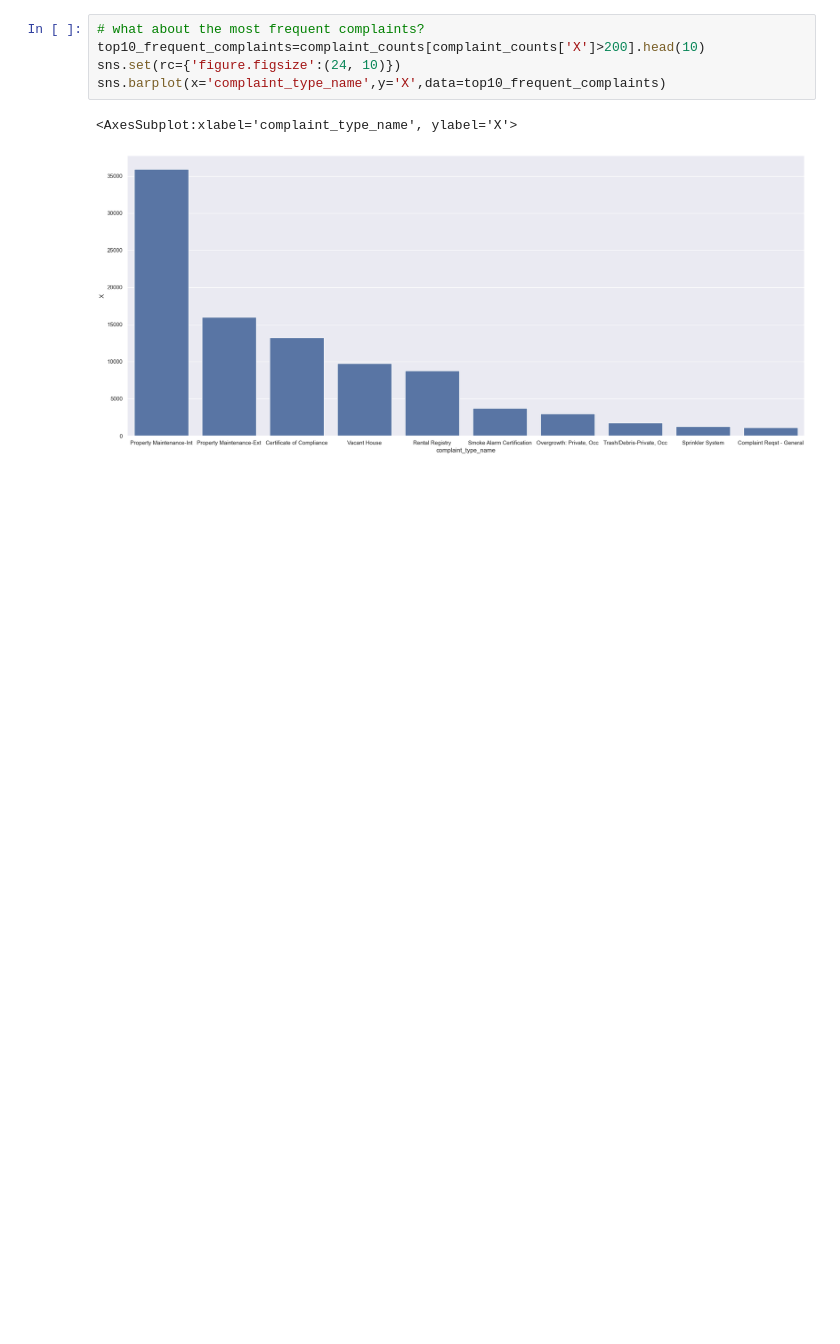
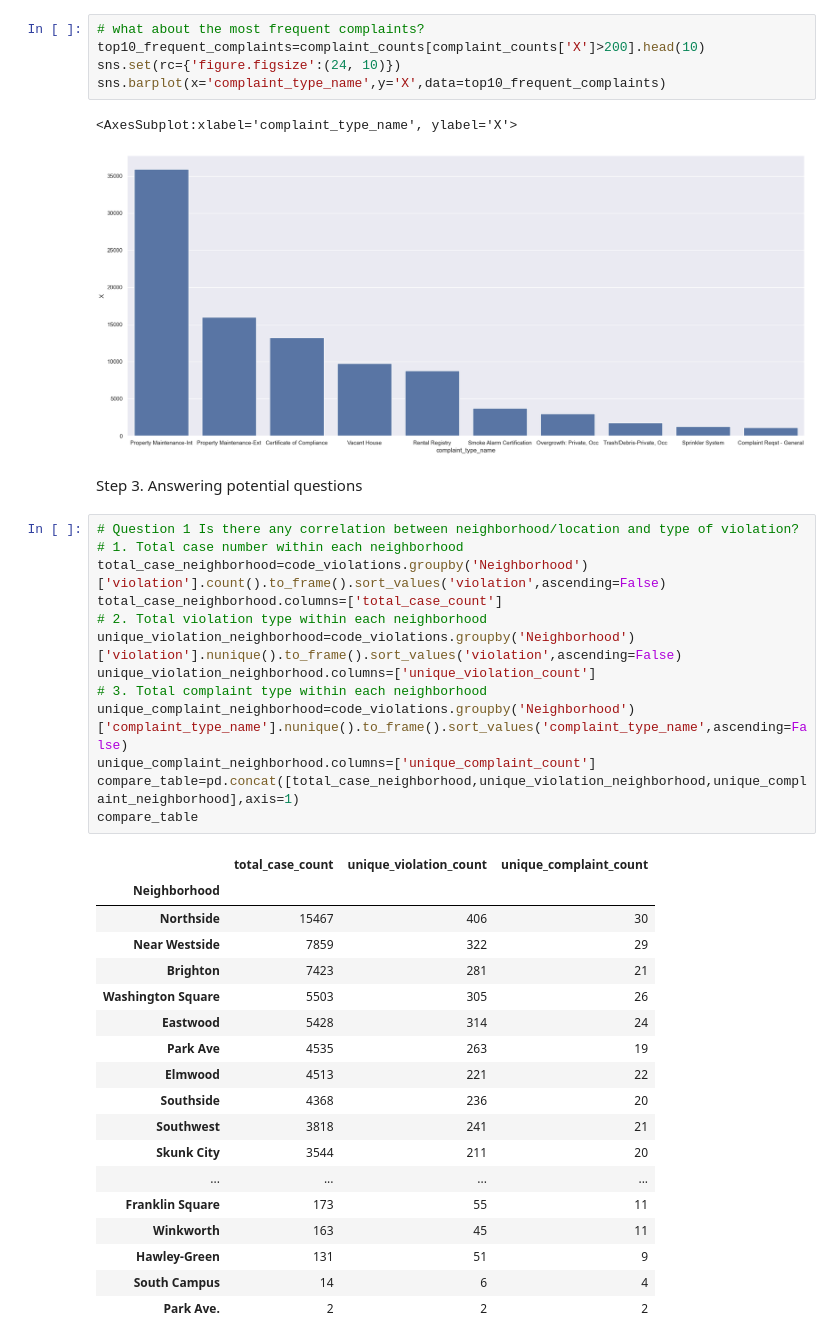
Before and after one commit to ht6631/IST_652_Project, a Jupyter notebook: ProjectAnalysis.ipynb, the cells around one changed output. Cells and saved outputs as stored; diff of their text form; blank space fills up the shorter version.

```diff
--- a/ProjectAnalysis.ipynb
+++ b/ProjectAnalysis.ipynb
@@ -184,3 +180,37 @@ sns.barplot(x='complaint_type_name',y='X',data=top10_frequent_complaints)
 # %% [output]
 <AxesSubplot:xlabel='complaint_type_name', ylabel='X'>
 [figure]
+# %% [markdown]
+Step 3. Answering potential questions
+# %%
+# Question 1 Is there any correlation between neighborhood/location and type of violation?
+# 1. Total case number within each neighborhood
+total_case_neighborhood=code_violations.groupby('Neighborhood')['violation'].count().to_frame().sort_values('violation',ascending=False)
+total_case_neighborhood.columns=['total_case_count']
+# 2. Total violation type within each neighborhood
+unique_violation_neighborhood=code_violations.groupby('Neighborhood')['violation'].nunique().to_frame().sort_values('violation',ascending=False)
+unique_violation_neighborhood.columns=['unique_violation_count']
+# 3. Total complaint type within each neighborhood
+unique_complaint_neighborhood=code_violations.groupby('Neighborhood')['complaint_type_name'].nunique().to_frame().sort_values('complaint_type_name',ascending=False)
+unique_complaint_neighborhood.columns=['unique_complaint_count']
+compare_table=pd.concat([total_case_neighborhood,unique_violation_neighborhood,unique_complaint_neighborhood],axis=1)
+compare_table
+# %% [output]
+|  | total_case_count | unique_violation_count | unique_complaint_count |
+| Neighborhood |  |  |  |
+| Northside | 15467 | 406 | 30 |
+| Near Westside | 7859 | 322 | 29 |
+| Brighton | 7423 | 281 | 21 |
+| Washington Square | 5503 | 305 | 26 |
+| Eastwood | 5428 | 314 | 24 |
+| Park Ave | 4535 | 263 | 19 |
+| Elmwood | 4513 | 221 | 22 |
+| Southside | 4368 | 236 | 20 |
+| Southwest | 3818 | 241 | 21 |
+| Skunk City | 3544 | 211 | 20 |
+| ... | ... | ... | ... |
+| Franklin Square | 173 | 55 | 11 |
+| Winkworth | 163 | 45 | 11 |
+| Hawley-Green | 131 | 51 | 9 |
+| South Campus | 14 | 6 | 4 |
+| Park Ave. | 2 | 2 | 2 |
```
Also changed, not shown: parts of 12 cells of this notebook, 1 other file.
